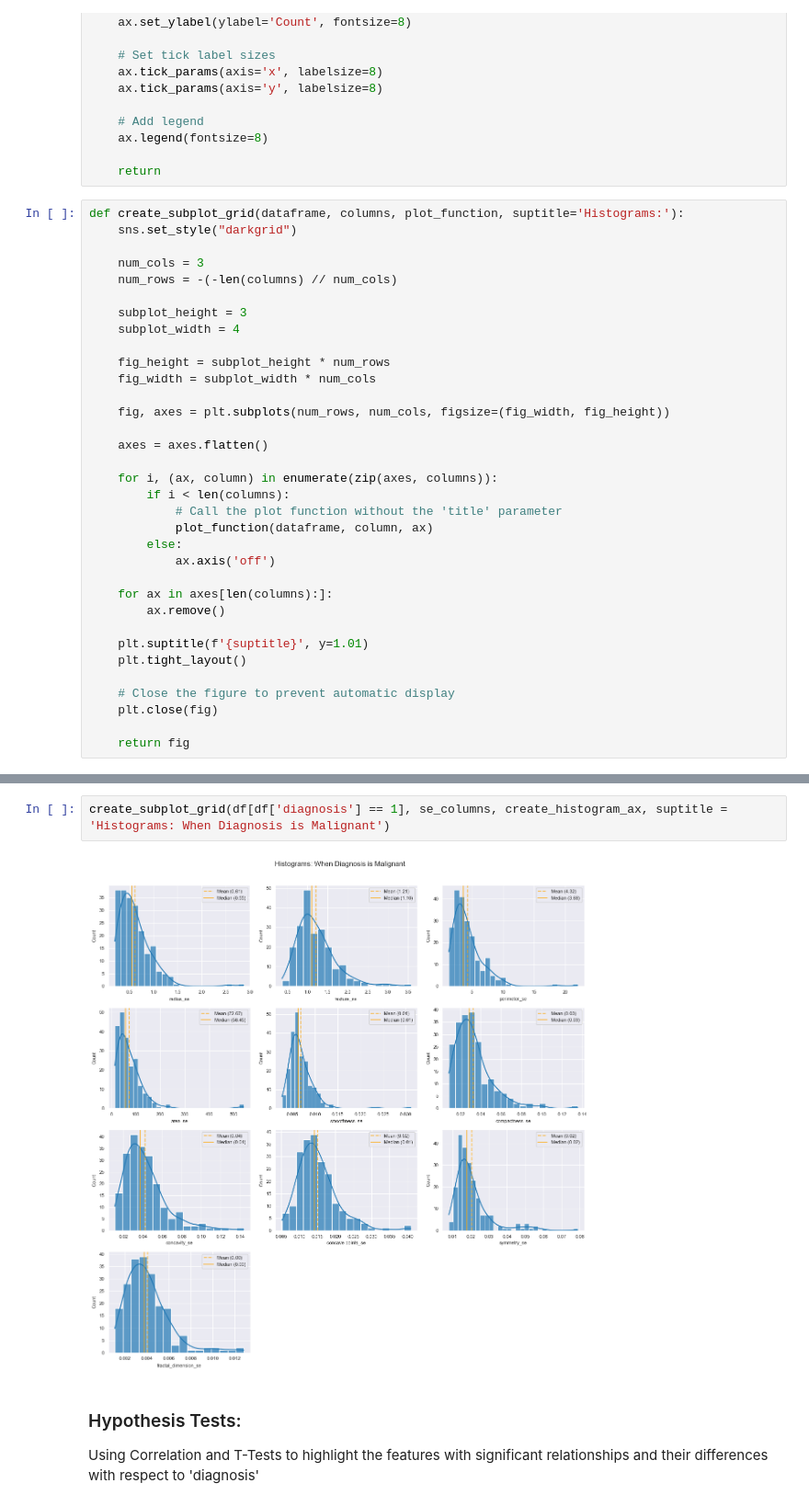
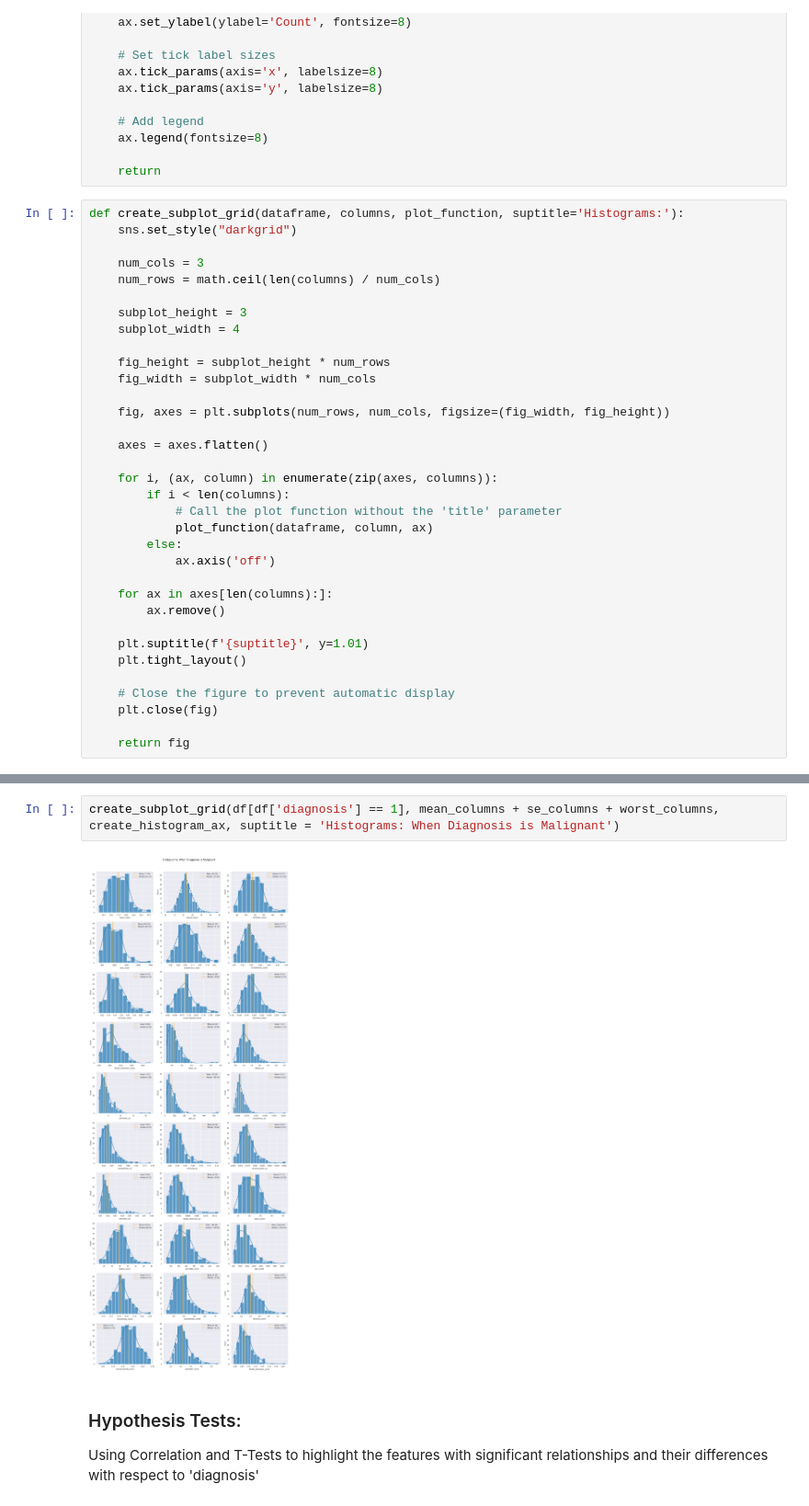
Before and after one commit to maryschindler/Wisconsin_Breast_Cancer_Predictions, a Jupyter notebook: Wisconsin_Breast_Analysis.ipynb, the cells around one changed output, grey strips where cells are left out. Shown at 92% size. Drawn from its saved outputs; the diff is of its cells as text.

```diff
--- a/Wisconsin_Breast_Analysis.ipynb
+++ b/Wisconsin_Breast_Analysis.ipynb
@@ -138,7 +139,7 @@ def create_subplot_grid(dataframe, columns, plot_function, suptitle='Histograms:
     sns.set_style("darkgrid")
 
     num_cols = 3
-    num_rows = -(-len(columns) // num_cols)
+    num_rows = math.ceil(len(columns) / num_cols)
 
     subplot_height = 3
     subplot_width = 4
@@ -179,7 +180,7 @@ create_subplot_grid(df[df['diagnosis'] == 0], se_columns, create_histogram_ax, s
 # %%
-create_subplot_grid(df[df['diagnosis'] == 1], se_columns, create_histogram_ax, suptitle = 'Histograms: When Diagnosis is Malignant')
+create_subplot_grid(df[df['diagnosis'] == 1], mean_columns + se_columns + worst_columns, create_histogram_ax, suptitle = 'Histograms: When Diagnosis is Malignant')
 # %% [output]
-[figure, old version]
+[figure, new version]
 # %% [markdown]
 ### Hypothesis Tests:
 Using Correlation and T-Tests to highlight the features with significant relationships and their differences with respect to 'diagnosis'
```
Also changed, not shown: parts of 9 cells of this notebook, 2 other files.
